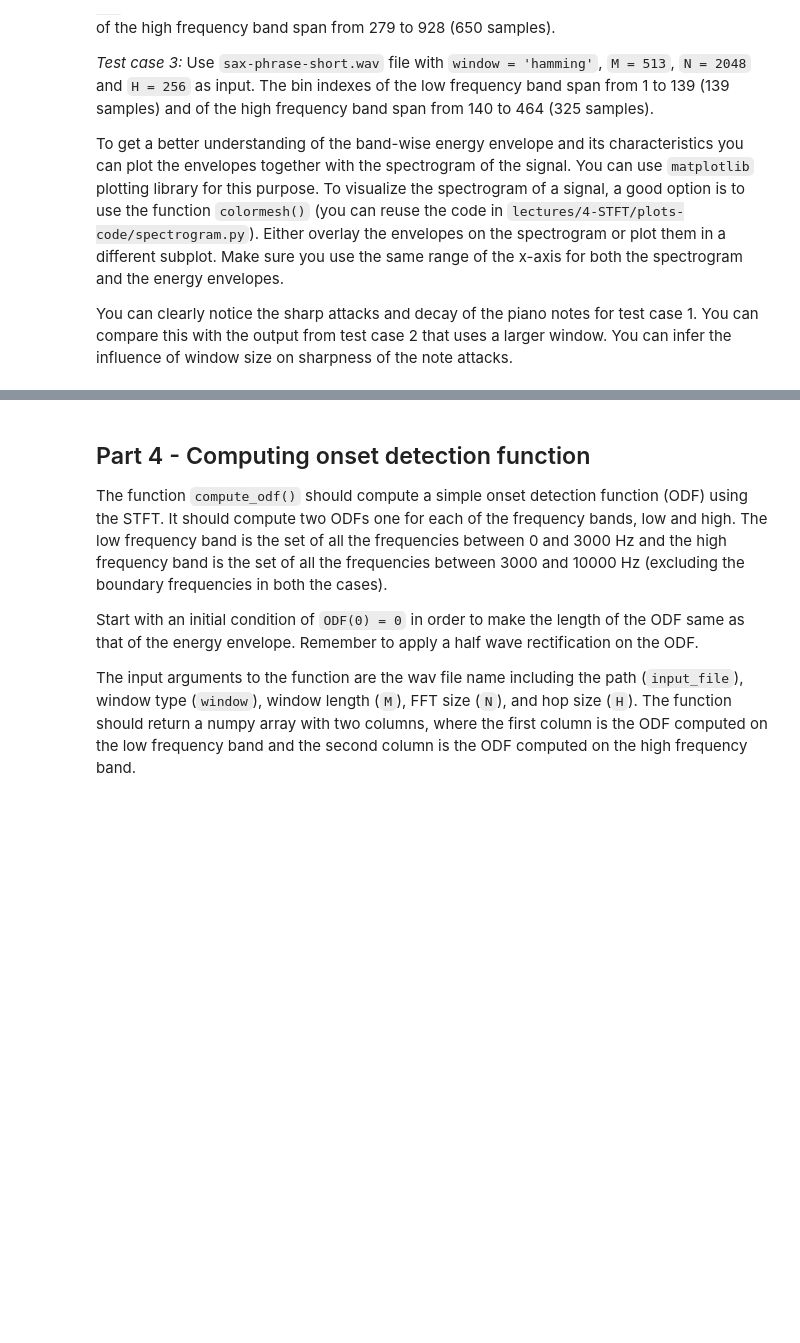
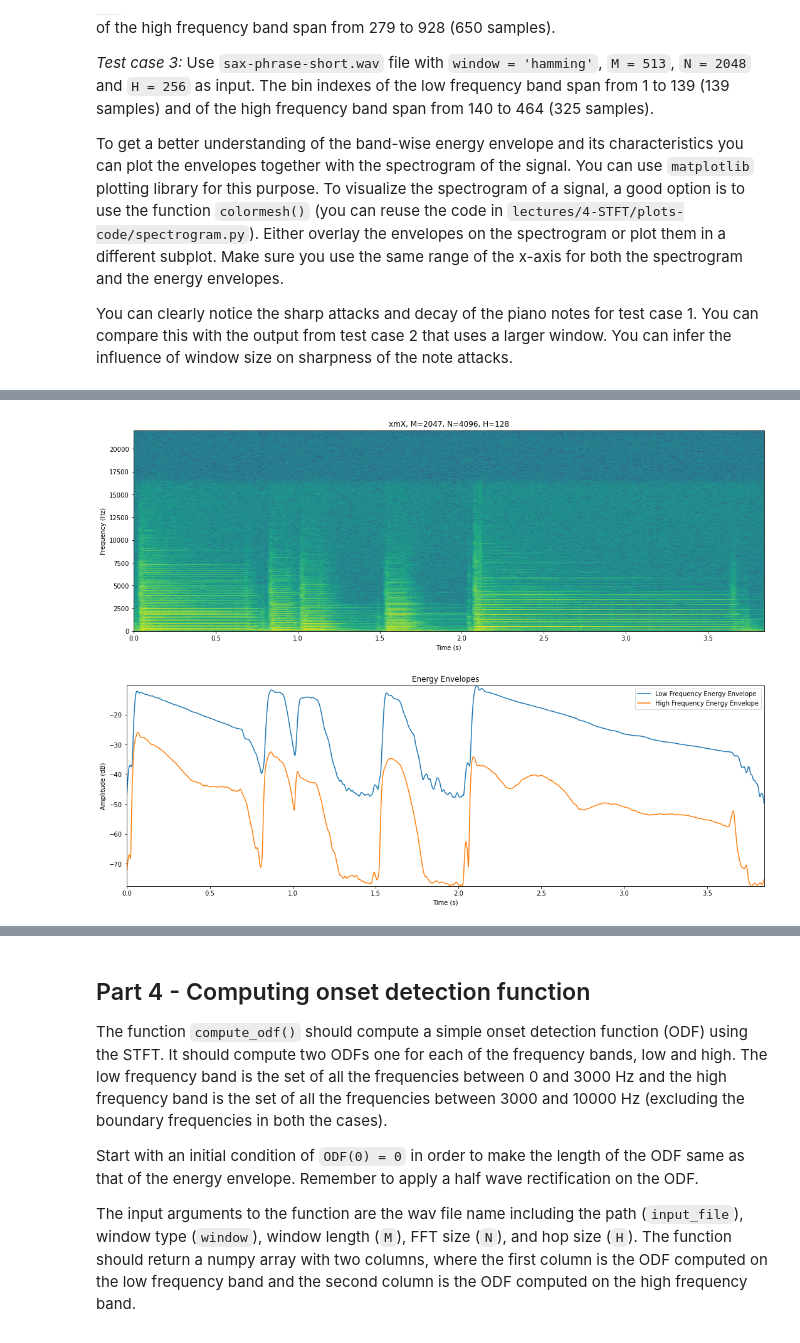
Before and after one commit to nschmidtg/sms-tools-workspace, a Jupyter notebook: E4-STFT.ipynb, the cells around one changed output, grey strips where cells are left out. Cells and saved outputs as stored; diff of their text form; code cells hidden in the pictures; blank space fills up the shorter version.

```diff
--- a/E4-STFT.ipynb
+++ b/E4-STFT.ipynb
@@ -440,0 +524,17 @@ You can clearly notice the sharp attacks and decay of the piano notes for test c
+# %%
+# initialize suggested parameters
+input_file = '../sounds/piano.wav'
+window = 'blackman'
+M = 2047
+N = 4096
+H = 128
+
+fs = 44100
+
+xmX, low_env, high_env = compute_eng_env(input_file, window, M, N, H)
+
+plot_spectrogram(xmX, M, N, H, fs)
+plot_energy_env(low_env, high_env, fs)
+# %% [output]
+[figure, added]
+[figure, added]
```
Also changed, not shown: parts of 11 cells of this notebook, 1 other file.
